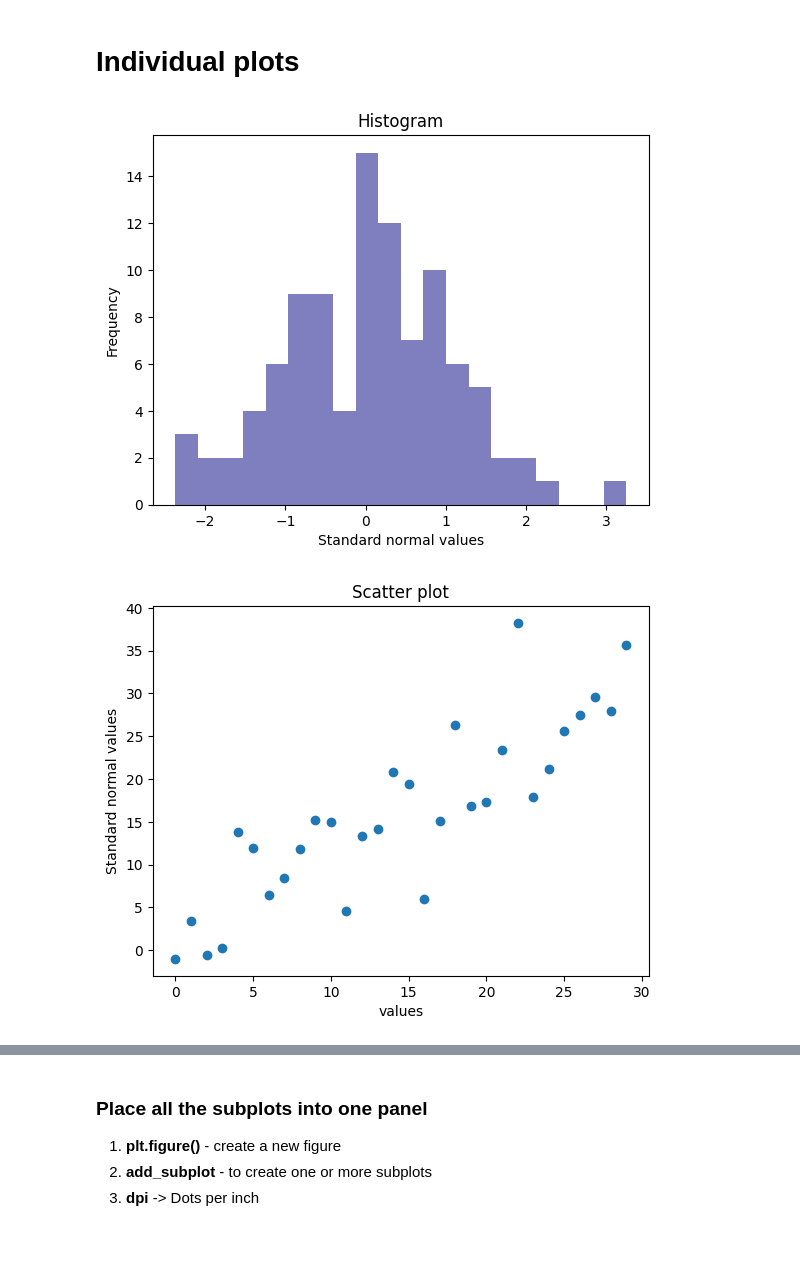
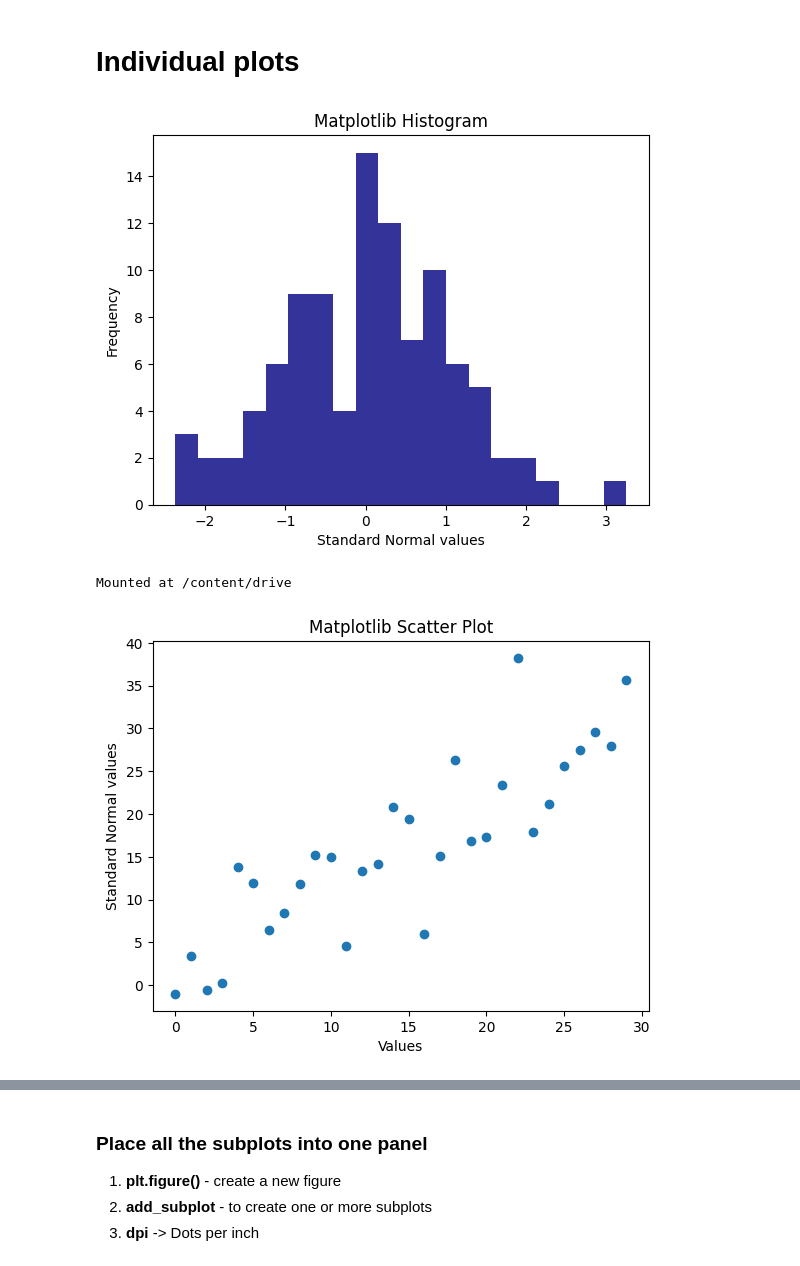
Before and after one commit to mohdkhairilabdulkarim/STQD6014-Data-Science, a Jupyter notebook: Week11_Matplotlib_20231231_WC.ipynb, the cells around one changed output, grey strips where cells are left out. Saved outputs shown, nothing was run; the diff lists cells and outputs as text; code cells hidden in the pictures.

```diff
--- a/Week11_Matplotlib_20231231_WC.ipynb
+++ b/Week11_Matplotlib_20231231_WC.ipynb
@@ -56,24 +64,37 @@ y = [2, 4, 6, 8, 10]
 # %%
 # Histogram - plot 1
 # alpha=0.8: sets the transparency of the bars
 # an alpha value of 0.8 means the bars are somewhat transparent
 # normal distribution -> bell-shape curve
 # standard normal -> mean = 0, sd = 1
 rng = np.random.RandomState(12345)
-
+plt.hist(rng.standard_normal(100),bins=20,color='navy',alpha=0.8)
 
 # Add labels and title
+plt.xlabel("Standard Normal values")
+plt.ylabel("Frequency")
+plt.title("Matplotlib Histogram");
 
 # Save the plot in pdf format
+#plot.savefog("") #drive, save as pdf to maintain sharp resolution
 # %% [output]
-[figure, old version]
+[figure, new version]
+# %%
+from google.colab import drive
+drive.mount('/content/drive')
+# %% [output]
+Mounted at /content/drive
 # %%
 # Scatter plot - plot 2
 rng = np.random.RandomState(12345)
+plt.scatter(x=np.arange(30),y=np.arange(30)+5*rng.standard_normal(30))
 
 # Add labels and title
+plt.xlabel("Values")
+plt.ylabel("Standard Normal values")
+plt.title("Matplotlib Scatter Plot");
 # %% [output]
-[figure, old version]
+[figure, new version]
 # %% [markdown]
 # **LINE PLOT IS SUITABLE FOR <font color = "red">TIME-RELATED INFORMATION**
 - **X- AXIS CAN NEVER BE A CATEGORIAL DATA**
```
Also changed, not shown: parts of 49 cells of this notebook.
